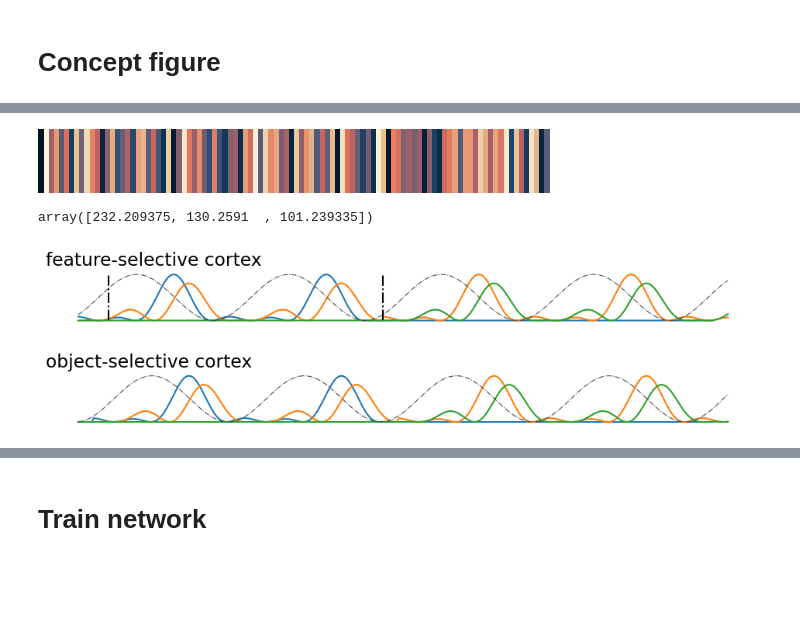
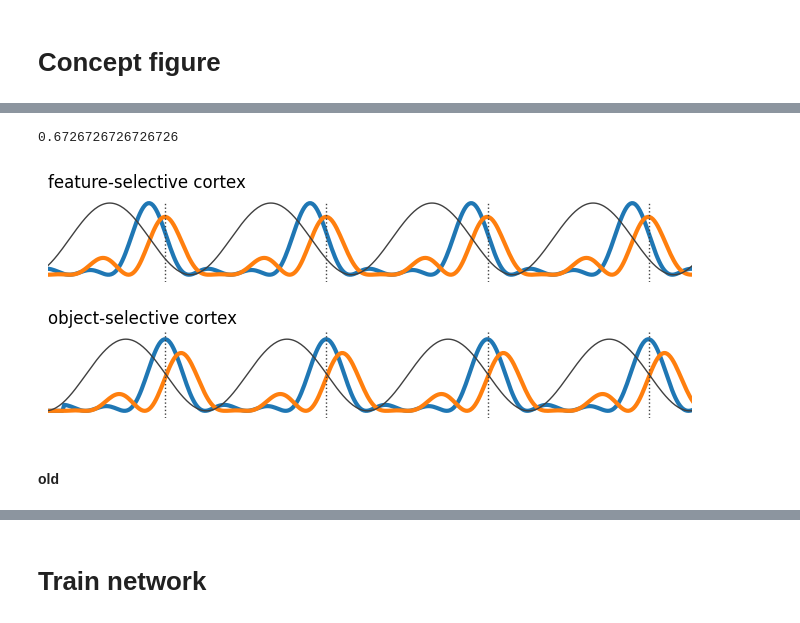
Before and after one commit to katduecker/dnn_osci, a Jupyter notebook: DynNN_figures_thesis.ipynb, the cells around one changed output, grey strips where cells are left out. Cells and saved outputs as stored; diff of their text form; code cells hidden in the pictures; blank space fills up the shorter version.

```diff
--- a/DynNN_figures_thesis.ipynb
+++ b/DynNN_figures_thesis.ipynb
@@ -45,13 +45,7 @@ col = mcolors.TABLEAU_COLORS
 
 from itertools import combinations
 
-
-plt.rcParams["figure.figsize"] = (18,3)
-
-font = {'weight' : 'normal',
-        'size'   : 14,
-        'family' : 'sans-serif'}
-plt.rc('font',**font)
+import scipy
 # %%
 import aet_net            # 1-layer architecture
 import aet_net_2lay       # 2-layer architecture
@@ -230,62 +227,72 @@ Requirement already satisfied: six>=1.5 in /usr/local/lib/python3.10/dist-packag
-# %%
-from cmcrameri import cm
-
-cm.lipariS
-# %% [output]
-[figure, removed]
-# %%
-cm.lipariS.colors[10]*255
-# %% [output]
-array([232.209375, 130.2591  , 101.239335])
+# %%
+timevec[np.argmax(s21)]
+# %% [output]
+0.6726726726726726
 # %%
 ## Concept figure life
 
 timevec = np.linspace(0,1,1000)
 plt.rcParams['svg.fonttype'] = 'none'
 
-plt.rcParams["figure.figsize"] = (10,3)
+plt.rcParams["figure.figsize"] = (7,3)
 
 
 fig, axs = plt.subplots(2,1)
 
 stim1 = 0.5*np.sin(2*np.pi*timevec*20)+0.5
 stim2 = 0.45*np.sin(2*np.pi*timevec*20-np.pi/2)+0.45
 alpha = 0.5*np.sin(2*np.pi*timevec*10+np.pi+np.pi/3-np.pi/100*10)+0.5
 alpha_plot =0.5*np.cos(2*np.pi*timevec*10+np.pi+np.pi/3-np.pi/100*10)+0.5
 
 s1 = stim1*alpha;
-s11 = np.concatenate((s1[:190],np.zeros(227,)))
+s11 = s1#np.concatenate((s1[:190],np.zeros(227,)))
 s2 = stim2*alpha;
-s21 = np.concatenate((s2[:200],s1[0:227]))
-s31 =  np.concatenate((np.zeros(200,),s2[:227]))
+s21 = s2#np.concatenate((s2[:200],s1[0:227]))
+#s31 =  np.concatenate((np.zeros(200,),s2[:227]))
 
-axs[0].plot(timevec[:s11.shape[0]],s11)
-axs[0].plot(timevec[:s21.shape[0]],s21)
-axs[0].plot(timevec[:s31.shape[0]],s31)
-axs[0].plot(timevec[:s31.shape[0]],alpha_plot[:s31.shape[0]],color=[0.25,0.25,0.25],linestyle='-.',linewidth=0.75)
+axs[0].plot(timevec[:s11.shape[0]],s11,linewidth=3)
+axs[0].plot(timevec[:s21.shape[0]],s21,linewidth=3)
+#axs[0].plot(timevec[:s31.shape[0]],s31)
+axs[0].plot(timevec[:s11.shape[0]],alpha_plot[:s11.shape[0]],color=[0.25,0.25,0.25],linewidth=1)
 
 axs[0].axis('off')
-axs[0].plot(np.tile(0.2,(100,)),np.linspace(0,1,100),color='k',linestyle='-.')
-axs[0].plot(np.tile(0.02,(100,)),np.linspace(0,1,100),color='k',linestyle='-.')
+axs[0].plot(np.tile(0.0728,(100,)),np.linspace(-0.1,1,100),color=[0.25,0.25,0.25],linestyle=':',linewidth=1)
+axs[0].plot(np.tile(0.1728,(100,)),np.linspace(-0.1,1,100),color=[0.25,0.25,0.25],linestyle=':',linewidth=1)
+axs[0].plot(np.tile(0.2728,(100,)),np.linspace(-0.1,1,100),color=[0.25,0.25,0.25],linestyle=':',linewidth=1)
+axs[0].plot(np.tile(0.3728,(100,)),np.linspace(-0.1,1,100),color=[0.25,0.25,0.25],linestyle=':',linewidth=1)
+
+#axs[0].plot(np.tile(0.02,(100,)),np.linspace(0,1,100),color='k',linestyle='-.')
+axs[0].set_xlim((0,0.4))
+axs[0].set_ylim((-0.1,1.1))
 
 axs[0].set_title('feature-selective cortex',loc='left')
 
 s12 = np.concatenate((np.zeros(10,),s11[:-10]))
 s22 = np.concatenate((np.zeros(10,),s21[:-10]))
-s32 = np.concatenate((np.zeros(10,),s31[:-10]))
+#s32 = np.concatenate((np.zeros(10,),s31[:-10]))
 
-axs[1].plot(timevec[:s12.shape[0]],s12)
-axs[1].plot(timevec[:s22.shape[0]],s22)
-axs[1].plot(timevec[:s32.shape[0]],s32)
+axs[1].plot(timevec[:s12.shape[0]],s12,linewidth=3)
+axs[1].plot(timevec[:s22.shape[0]],s22,linewidth=3)
+#axs[1].plot(timevec[:s32.shape[0]],s32,color=cm.batlowS.colors[7],linewidth=3)
 axs[1].axis('off')
 axs[1].set_title('object-selective cortex',loc='left')
+
+
+axs[1].plot(np.tile(0.0728,(110,)),np.linspace(-0.1,1.1,110),color=[0.25,0.25,0.25],linestyle=':',linewidth=1)
+axs[1].plot(np.tile(0.1728,(110,)),np.linspace(-0.1,1.1,110),color=[0.25,0.25,0.25],linestyle=':',linewidth=1)
+axs[1].plot(np.tile(0.2728,(110,)),np.linspace(-0.1,1.1,110),color=[0.25,0.25,0.25],linestyle=':',linewidth=1)
+axs[1].plot(np.tile(0.3728,(110,)),np.linspace(-0.1,1.1,110),color=[0.25,0.25,0.25],linestyle=':',linewidth=1)
 alpha_plot =0.5*np.cos(2*np.pi*timevec*10+np.pi+np.pi/3-np.pi/100*30)+0.5
 
-axs[1].plot(timevec[:s22.shape[0]],alpha_plot[:s22.shape[0]],color=[0.25,0.25,0.25],linestyle='-.',linewidth=0.75)
+axs[1].plot(timevec[:s22.shape[0]],alpha_plot[:s22.shape[0]],color=[0.25,0.25,0.25],linewidth=1)
+axs[1].set_xlim((0,0.4))
+axs[1].set_ylim((-0.1,1.1))
 
 fig.tight_layout(pad=2)
 
 fig.savefig('/content/drive/MyDrive/concept_fig1.svg')
 # %% [output]
-[figure, old version]
+[figure, new version]
+# %% [markdown]
+#### old
 # %%
```
Also changed, not shown: parts of 38 cells of this notebook.
